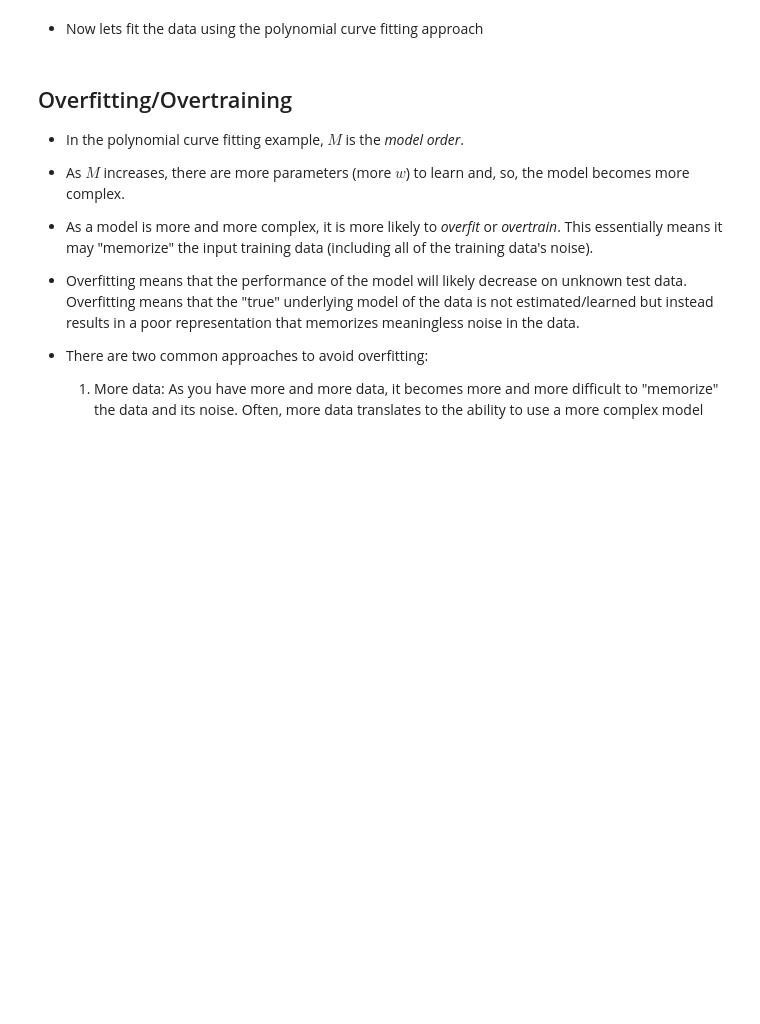
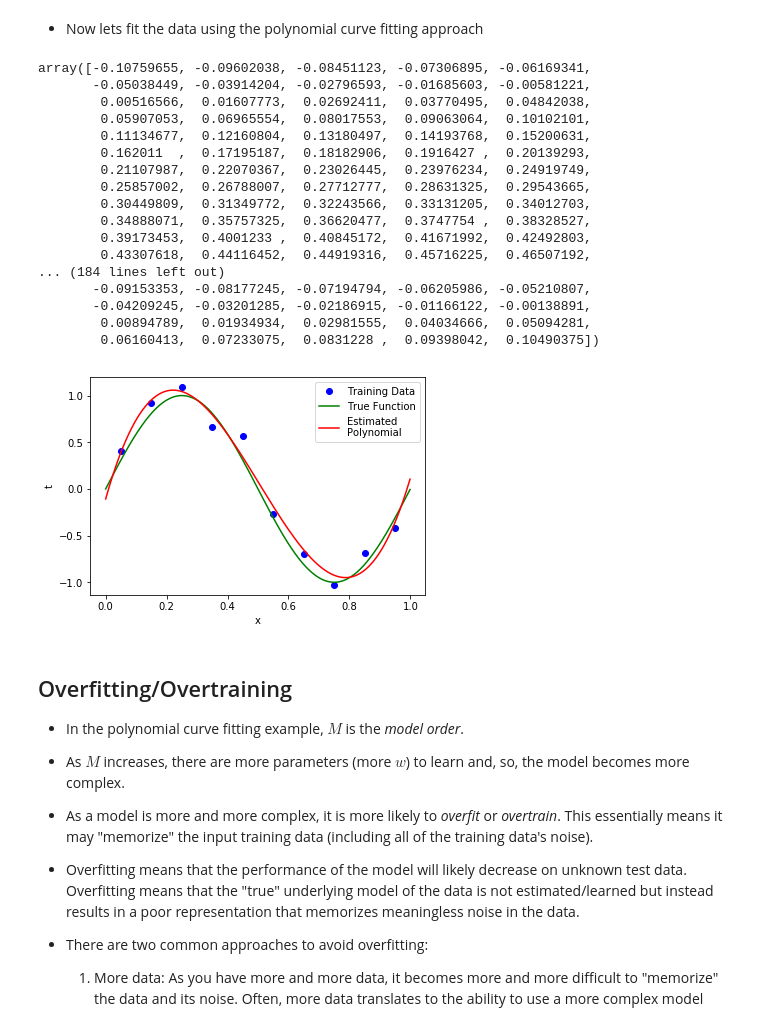
Before and after one commit to Minglan-Yu/ML, a Jupyter notebook: 02_Introduction/Lecture02_Introduction.ipynb, the cells around one changed output. Saved outputs shown, nothing was run; the diff lists cells and outputs as text; code cells hidden in the pictures; blank space fills up the shorter version.

```diff
--- a/02_Introduction/Lecture02_Introduction.ipynb
+++ b/02_Introduction/Lecture02_Introduction.ipynb
@@ -253,7 +253,7 @@ def generateUniformData(N, l, u, gVar):
 
 l = 0
 u = 1
-N = 1000
+N = 10
 gVar = .1
 data_uniform  = np.array(generateUniformData(N, l, u, gVar)).T
 # %% [markdown]
@@ -294,18 +296,40 @@ plotData(x1, t1, x2, t2,legend=['Training Data', 'True Function'])
 # %%
 def fitdata(x,t,M):
 	'''fitdata(x,t,M): Fit a polynomial of order M to the data (x,t)'''
 	#This needs to be filled in
 	X = np.array([x**m for m in range(M+1)]).T
 	w = np.linalg.inv(X.T@X)@X.T@t
 	return w
 
 
-M = 10
+M = 3
 w = fitdata(x1,t1,M)
 xrange = np.arange(l,u,0.001)  #get equally spaced points in the xrange
 X = np.array([xrange**m for m in range(w.size)]).T
 esty = X@w #compute the predicted value
 plotData(x1,t1,x2,t2,xrange,esty,['Training Data', 'True Function', 'Estimated\nPolynomial'])
+w
+xrange
+esty
+# %% [output]
+array([-0.10759655, -0.09602038, -0.08451123, -0.07306895, -0.06169341,
+       -0.05038449, -0.03914204, -0.02796593, -0.01685603, -0.00581221,
+        0.00516566,  0.01607773,  0.02692411,  0.03770495,  0.04842038,
+        0.05907053,  0.06965554,  0.08017553,  0.09063064,  0.10102101,
+        0.11134677,  0.12160804,  0.13180497,  0.14193768,  0.15200631,
+        0.162011  ,  0.17195187,  0.18182906,  0.1916427 ,  0.20139293,
+        0.21107987,  0.22070367,  0.23026445,  0.23976234,  0.24919749,
+        0.25857002,  0.26788007,  0.27712777,  0.28631325,  0.29543665,
+        0.30449809,  0.31349772,  0.32243566,  0.33131205,  0.34012703,
+        0.34888071,  0.35757325,  0.36620477,  0.3747754 ,  0.38328527,
+        0.39173453,  0.4001233 ,  0.40845172,  0.41671992,  0.42492803,
+        0.43307618,  0.44116452,  0.44919316,  0.45716225,  0.46507192,
+... (184 lines left out)
+       -0.09153353, -0.08177245, -0.07194794, -0.06205986, -0.05210807,
+       -0.04209245, -0.03201285, -0.02186915, -0.01166122, -0.00138891,
+        0.00894789,  0.01934934,  0.02981555,  0.04034666,  0.05094281,
+        0.06160413,  0.07233075,  0.0831228 ,  0.09398042,  0.10490375])
+[figure, added]
 # %% [markdown]
 
 ## Overfitting/Overtraining
```
Also changed, not shown: parts of 4 cells of this notebook, 5 other files.
